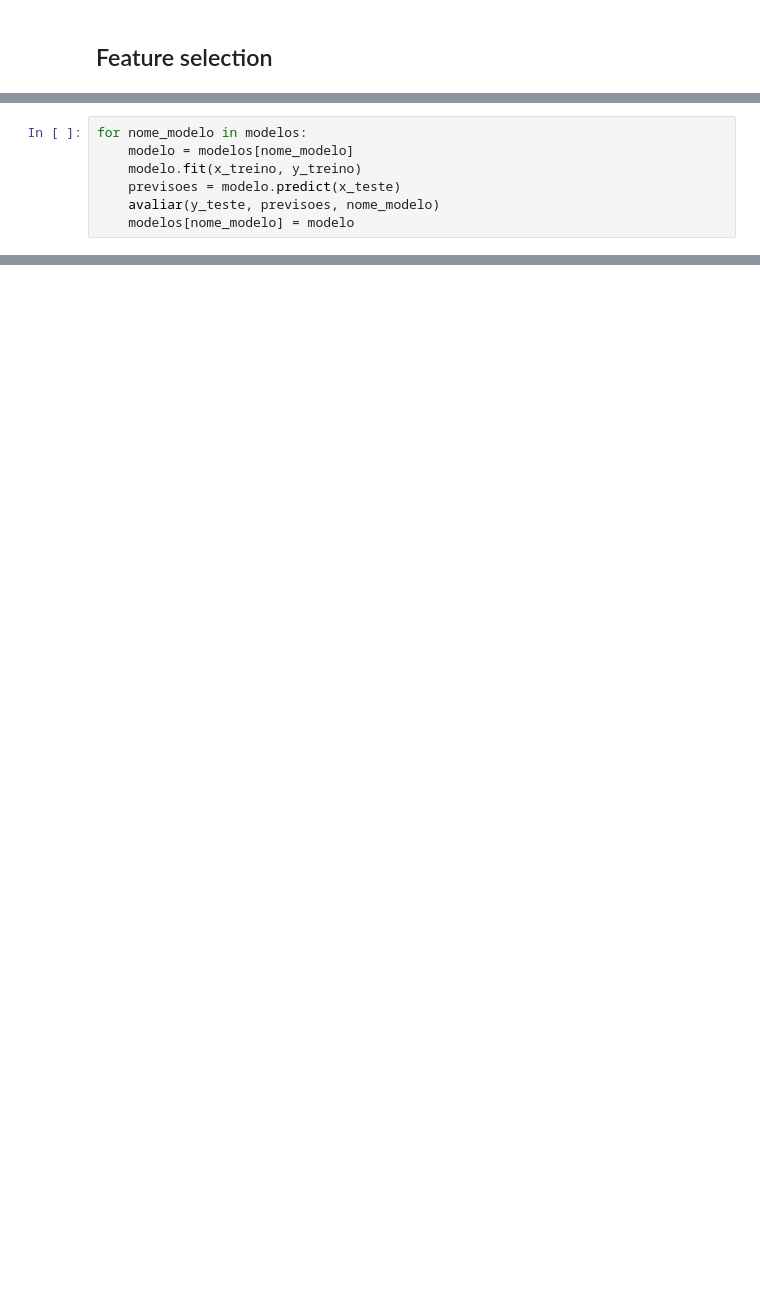
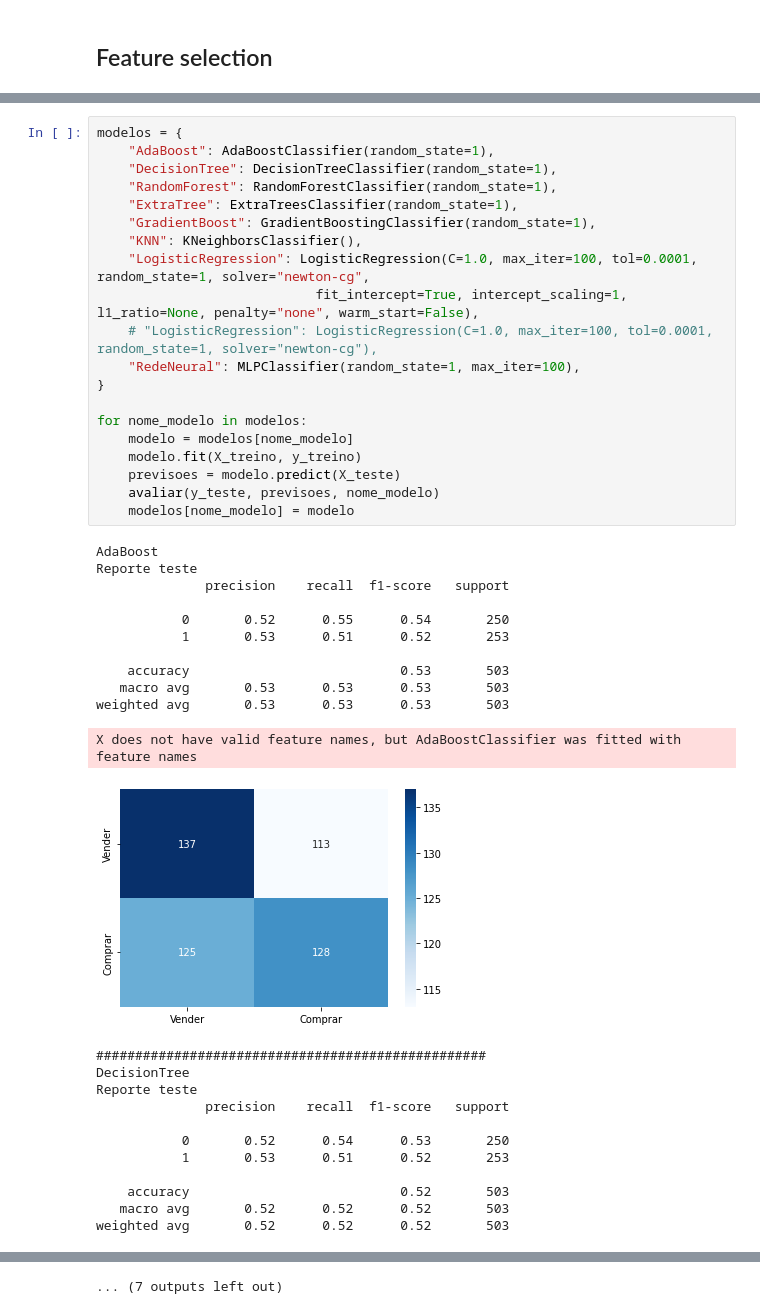
Before and after one commit to ricardomdesa/TCC-PUC-2020, a Jupyter notebook: notebooks/analis_descritiva.ipynb, the cells around one changed output, grey strips where cells are left out. Saved outputs shown, nothing was run; the diff lists cells and outputs as text; blank space fills up the shorter version.

```diff
--- a/notebooks/analis_descritiva.ipynb
+++ b/notebooks/analis_descritiva.ipynb
@@ -273,7 +245,0 @@ modelos = {
-# %%
-for nome_modelo in modelos:
-    modelo = modelos[nome_modelo]
-    modelo.fit(x_treino, y_treino)
-    previsoes = modelo.predict(x_teste)
-    avaliar(y_teste, previsoes, nome_modelo)
-    modelos[nome_modelo] = modelo
@@ -346,0 +246,44 @@ weighted avg       0.51      0.51      0.50       419
+# %%
+modelos = {
+    "AdaBoost": AdaBoostClassifier(random_state=1),
+    "DecisionTree": DecisionTreeClassifier(random_state=1),
+    "RandomForest": RandomForestClassifier(random_state=1),
+    "ExtraTree": ExtraTreesClassifier(random_state=1),
+    "GradientBoost": GradientBoostingClassifier(random_state=1),
+    "KNN": KNeighborsClassifier(),
+    "LogisticRegression": LogisticRegression(C=1.0, max_iter=100, tol=0.0001, random_state=1, solver="newton-cg",
+                            fit_intercept=True, intercept_scaling=1, l1_ratio=None, penalty="none", warm_start=False),
+    # "LogisticRegression": LogisticRegression(C=1.0, max_iter=100, tol=0.0001, random_state=1, solver="newton-cg"),
+    "RedeNeural": MLPClassifier(random_state=1, max_iter=100),
+}
+
+for nome_modelo in modelos:
+    modelo = modelos[nome_modelo]
+    modelo.fit(X_treino, y_treino)
+    previsoes = modelo.predict(X_teste)
+    avaliar(y_teste, previsoes, nome_modelo)
+    modelos[nome_modelo] = modelo
+# %% [output]
+AdaBoost
+Reporte teste
+              precision    recall  f1-score   support
+
+           0       0.52      0.55      0.54       250
+           1       0.53      0.51      0.52       253
+
+    accuracy                           0.53       503
+   macro avg       0.53      0.53      0.53       503
+weighted avg       0.53      0.53      0.53       503
+X does not have valid feature names, but AdaBoostClassifier was fitted with feature names
+[figure, added]
+##################################################
+DecisionTree
+Reporte teste
+              precision    recall  f1-score   support
+
+           0       0.52      0.54      0.53       250
+           1       0.53      0.51      0.52       253
+
+    accuracy                           0.52       503
+   macro avg       0.52      0.52      0.52       503
+weighted avg       0.52      0.52      0.52       503
@@ -346,0 +338 @@ weighted avg       0.51      0.51      0.50       419
+... (7 outputs left out)
```
Also changed, not shown: parts of 24 cells of this notebook.
